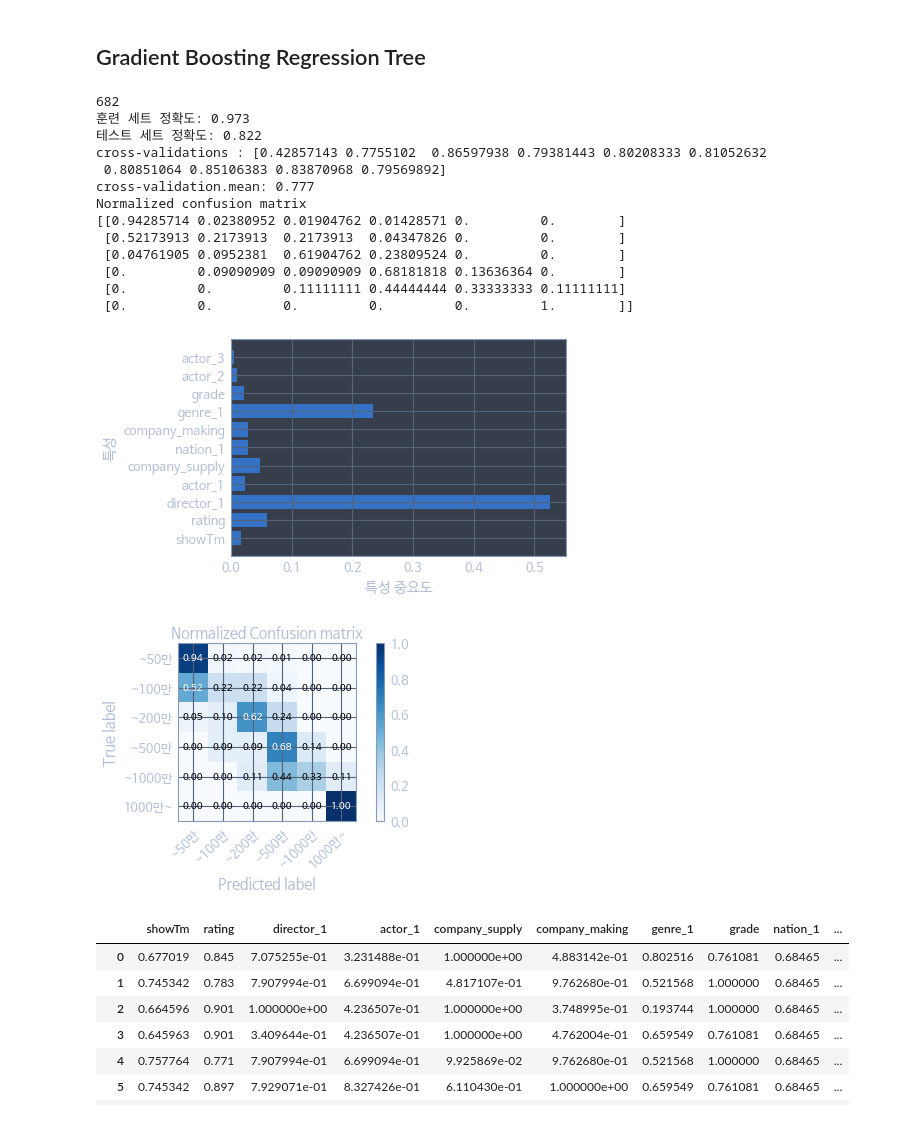
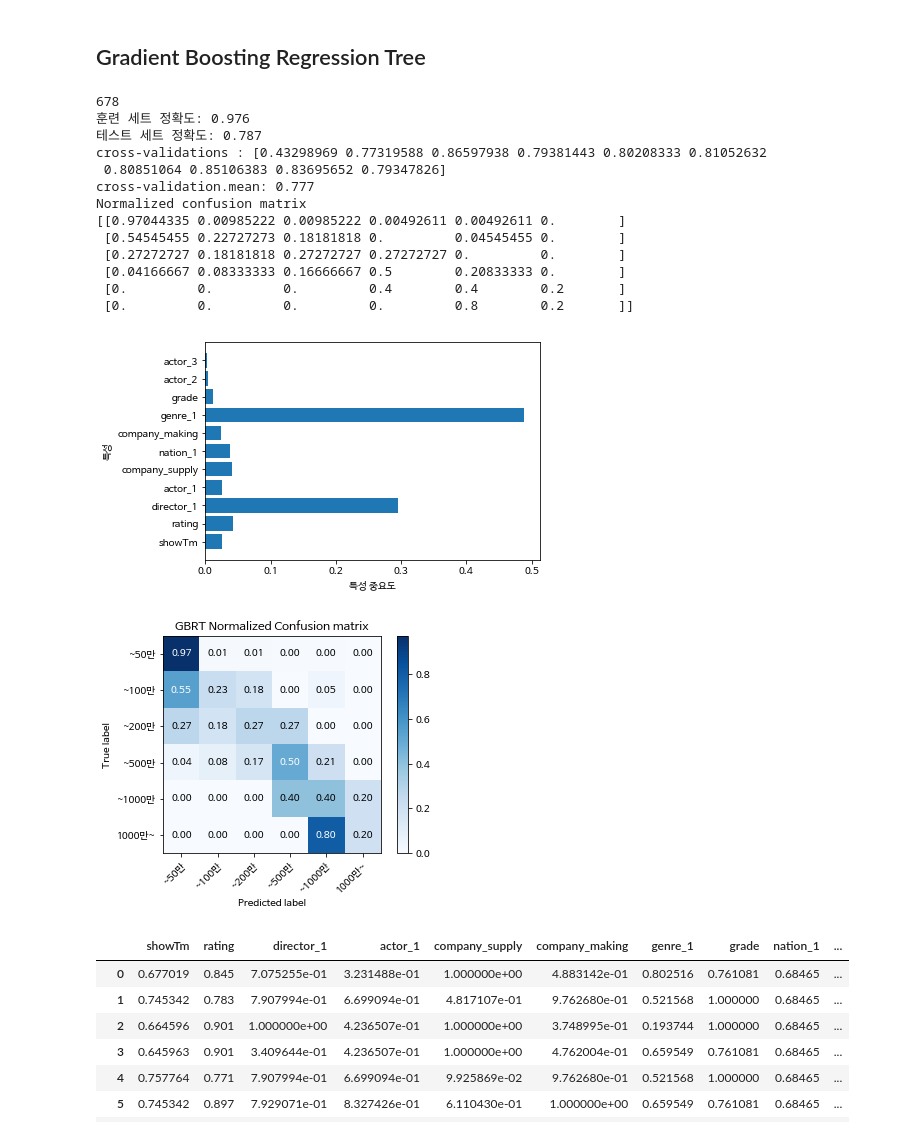
Before and after one commit to younghk/2019_Project_Graduation, a Jupyter notebook: Modeling.ipynb, the cells around one changed output. Drawn from its saved outputs; the diff is of its cells as text; code cells hidden in the pictures.

Commit message:
rewrite confusion matrix and some charts.

```diff
--- a/Modeling.ipynb
+++ b/Modeling.ipynb
@@ -30,3 +25,14 @@ jtplot.style(theme = 'onedork')
+# %%
+from jupyterthemes import jtplot
+
+# jtplot.style(theme = 'chesterish')
+jtplot.reset() # onedork
+
+import matplotlib.font_manager as fm
+
+font_path = '/Library/Fonts/NanumBarunGothic.otf'
+font_name=fm.FontProperties(fname=font_path, size=12).get_name()
+plt.rc('font', family=font_name)
 # %%
 import matplotlib.font_manager as fm
 
@@ -219,3 +225,6 @@ mov.head(5)
 | 4 | 141.0 | 0.771 | 11.535326 | 2.662268 | 2.551117 | 2.258545 | 1.201644 | 8.587130 | 0.817444 | ... |
 # %%
 mov.to_csv('mov_3actors_all_scaled.csv', index=False)
+# %%
+mov = pd.read_csv('mov_3actors_all_scaled.csv')
+mov.head(1)
@@ -711,47 +722,47 @@ from sklearn.ensemble import GradientBoostingClassifier
 # %%
 def movie_gradient_boosting_regression_tree(mov):
     X = mov.iloc[:, 0:11]
     y = mov.iloc[:, 13]
 
 
     X_train, X_test, y_train, y_test = train_test_split(X, y, test_size=0.3)
 
     movie_gbrt = GradientBoostingClassifier(random_state=12345, n_estimators=141,
                                             learning_rate=0.02)
     movie_gbrt.fit(X_train, y_train)
     kfold=KFold(n_splits=5)
     print(y[y==0].count())
     print("훈련 세트 정확도: {:.3f}".format(movie_gbrt.score(X_train, y_train)))
     print("테스트 세트 정확도: {:.3f}".format(movie_gbrt.score(X_test, y_test)))
     scores = cross_val_score(movie_gbrt, X, y, cv=10)
     print("cross-validations : {}".format(scores))
     print("cross-validation.mean: {:.3f}".format(scores.mean()))
 
     plot_feature_importances_movie(movie_gbrt)
 
     y_pred = movie_gbrt.predict(X_test)
     class_names = ['~50만', '~100만', '~200만', '~500만', '~1000만', '1000만~']
     plot_confusion_matrix(y_test, np.array(y_pred), classes=class_names,
                           normalize=True,
-                          title='Normalized Confusion matrix')
+                          title='GBRT Normalized Confusion matrix')
 
 movie_gradient_boosting_regression_tree(mov)
 # %% [output]
-682
-훈련 세트 정확도: 0.973
-테스트 세트 정확도: 0.822
-cross-validations : [0.42857143 0.7755102  0.86597938 0.79381443 0.80208333 0.81052632
- 0.80851064 0.85106383 0.83870968 0.79569892]
+678
+훈련 세트 정확도: 0.976
+테스트 세트 정확도: 0.787
+cross-validations : [0.43298969 0.77319588 0.86597938 0.79381443 0.80208333 0.81052632
+ 0.80851064 0.85106383 0.83695652 0.79347826]
 cross-validation.mean: 0.777
 Normalized confusion matrix
-[[0.94285714 0.02380952 0.01904762 0.01428571 0.         0.        ]
- [0.52173913 0.2173913  0.2173913  0.04347826 0.         0.        ]
- [0.04761905 0.0952381  0.61904762 0.23809524 0.         0.        ]
- [0.         0.09090909 0.09090909 0.68181818 0.13636364 0.        ]
- [0.         0.         0.11111111 0.44444444 0.33333333 0.11111111]
- [0.         0.         0.         0.         0.         1.        ]]
+[[0.97044335 0.00985222 0.00985222 0.00492611 0.00492611 0.        ]
+ [0.54545455 0.22727273 0.18181818 0.         0.04545455 0.        ]
+ [0.27272727 0.18181818 0.27272727 0.27272727 0.         0.        ]
+ [0.04166667 0.08333333 0.16666667 0.5        0.20833333 0.        ]
+ [0.         0.         0.         0.4        0.4        0.2       ]
+ [0.         0.         0.         0.         0.8        0.2       ]]
-[figure, old version]
+[figure, new version]
-[figure, old version]
+[figure, new version]
 # %%
 mov['showTm'] = preprocessing.minmax_scale(mov['showTm'])
 # %%
```
Also changed, not shown: parts of 8 cells of this notebook, 1 other file.
